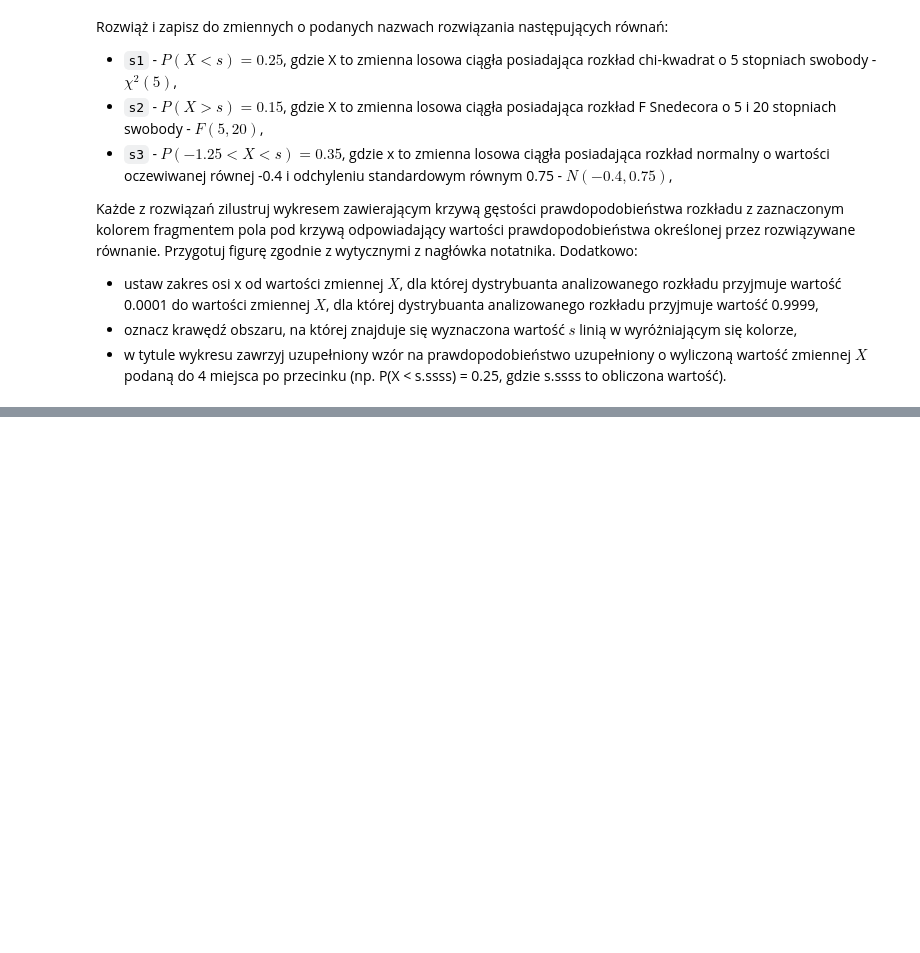
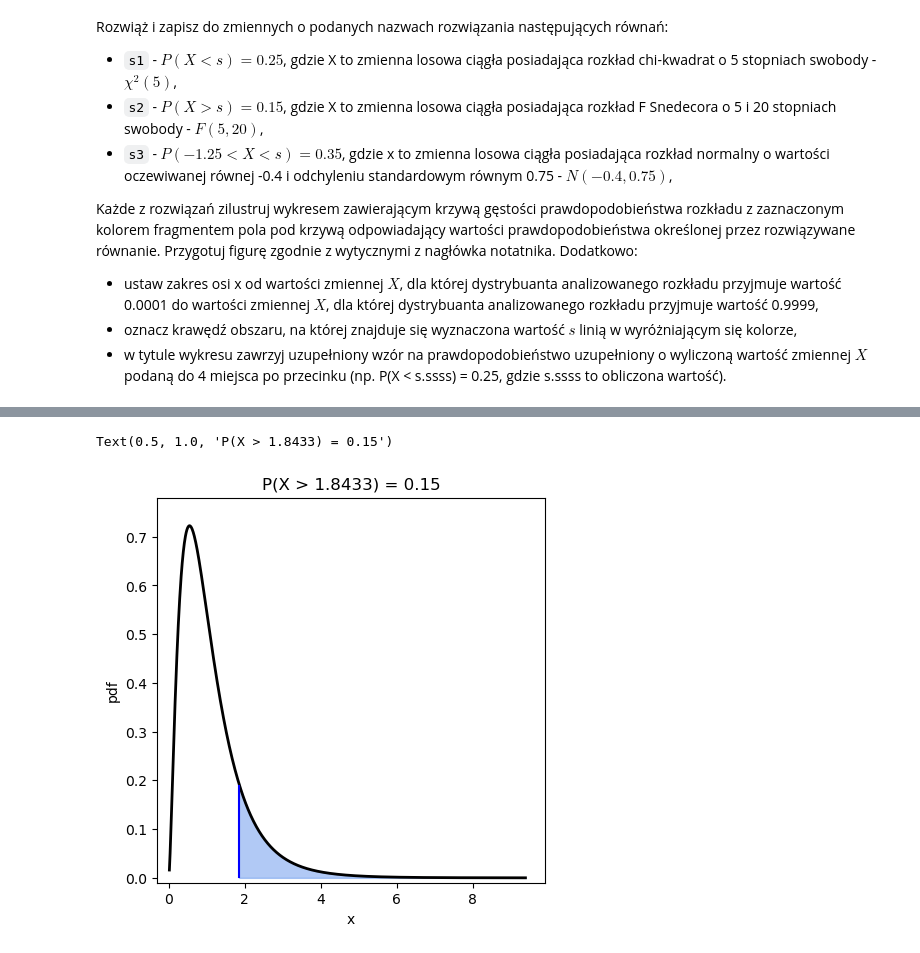
Before and after one commit to kubanskan/AGHCourse-DataAnalysisPython, a Jupyter notebook: Project4/ZZ04_CZ01.ipynb, the cells around one changed output, grey strips where cells are left out. Saved outputs shown, nothing was run; the diff lists cells and outputs as text; code cells hidden in the pictures; blank space fills up the shorter version.

```diff
--- a/Project4/ZZ04_CZ01.ipynb
+++ b/Project4/ZZ04_CZ01.ipynb
@@ -252,6 +274,21 @@ s1 = sp.stats.chi2.ppf(0.25,5)
 # %%
 # s2
 s2 = sp.stats.f.isf(0.15,5,20)
+# %%
+x_f= np.linspace(sp.stats.f.ppf(0.0001, 5, 20), sp.stats.f.ppf(0.9999, 5, 20), 1000)
+plt.figure(figsize=(5, 5))
+plt.plot(x_f, sp.stats.f.pdf(x_f, 5,20), 'black', lw=2)
+plt.fill_between(x_f, sp.stats.f.pdf(x_f, 5, 20),where=(x_f > s2), color='cornflowerblue', alpha=0.5)
+
+plt.vlines(x = s2, ymin = 0, ymax = 0.19, colors = 'blue')
+plt.xlim(-0.3, 9.9)
+plt.ylim(-0.01, 0.78)
+plt.xlabel('x')
+plt.ylabel('pdf')
+plt.title(f'P(X > {s2:.4f}) = 0.15')
+# %% [output]
+Text(0.5, 1.0, 'P(X > 1.8433) = 0.15')
+[figure, added]
 # %%
 # s3
 s3 = sp.stats.norm.ppf(0.35 + sp.stats.norm.cdf(-1.25,-0.4,0.75), -0.4, 0.75)
```
Also changed, not shown: parts of 3 cells of this notebook.
